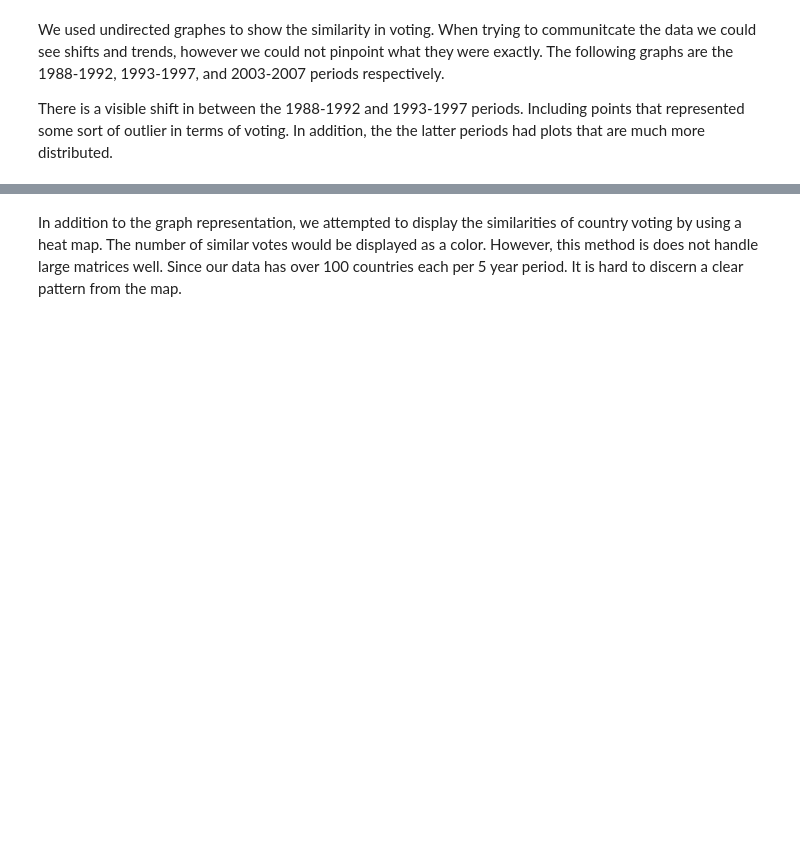
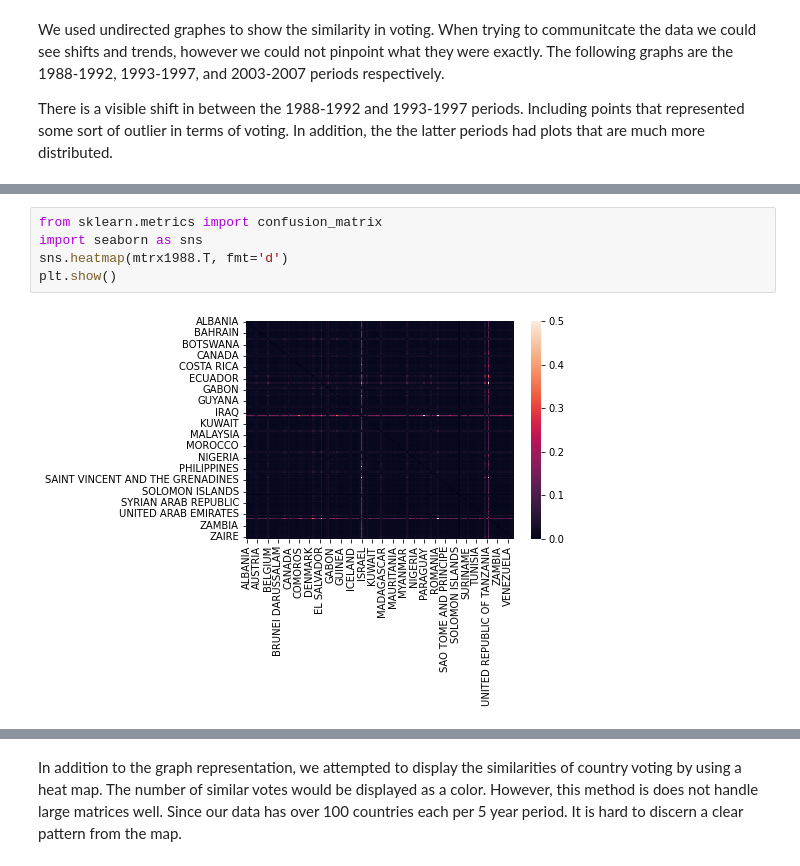
Before and after one commit to lbrown98/un-voting-patterns, a Jupyter notebook: get_un_voting_data.ipynb, the cells around one changed output, grey strips where cells are left out. Drawn from its saved outputs; the diff is of its cells as text; blank space fills up the shorter version.

```diff
--- a/get_un_voting_data.ipynb
+++ b/get_un_voting_data.ipynb
@@ -496,3 +497,10 @@ nx.draw(G, with_labels=False, edgelist=list(), node_size = 8)
+# %%
+from sklearn.metrics import confusion_matrix
+import seaborn as sns
+sns.heatmap(mtrx1988.T, fmt='d')
+plt.show()
+# %% [output]
+[figure, added]
 # %%
 G = nx.Graph()
 G = nx.from_pandas_adjacency(mtrx1993)
```
Also changed, not shown: parts of 7 cells of this notebook.
